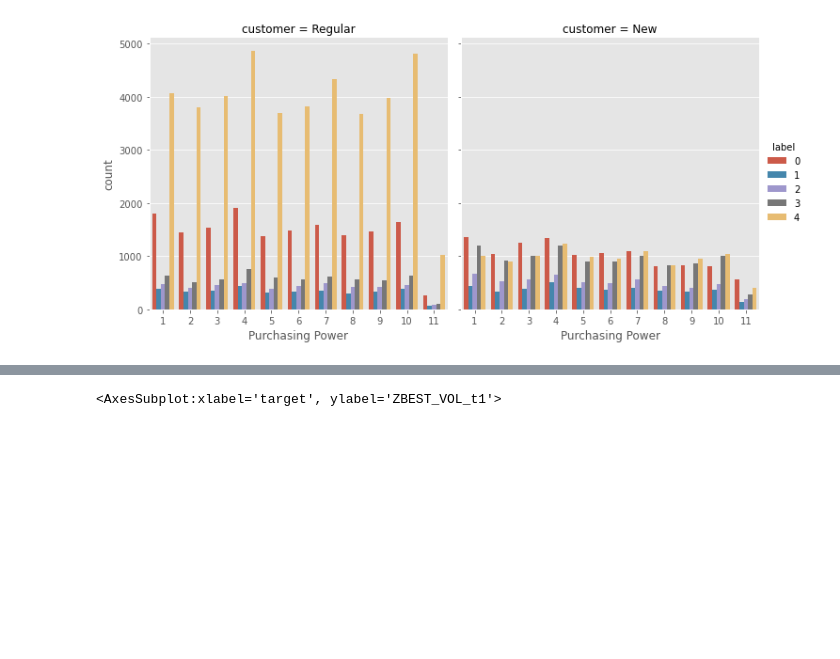
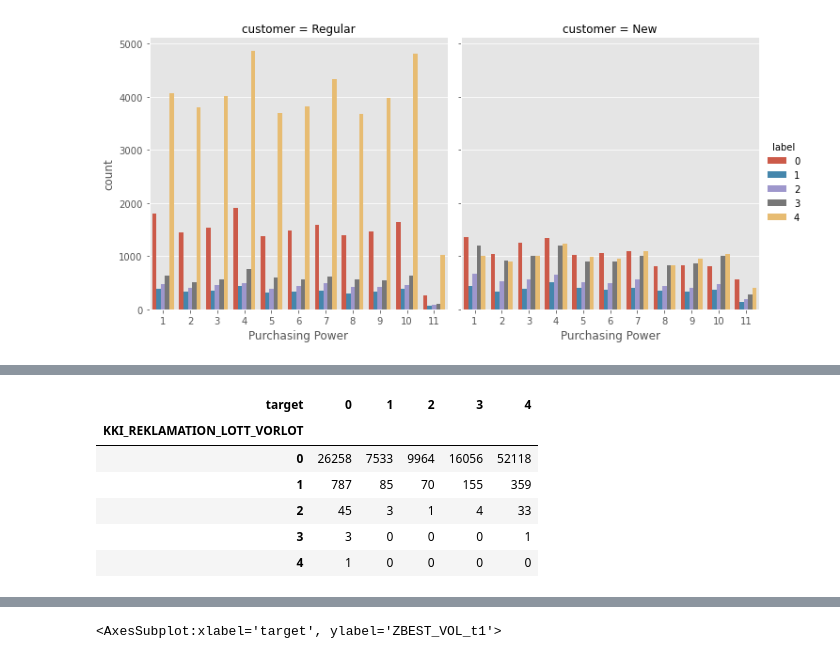
Before and after one commit to oscarm524/Data-Mining-Cup, a Jupyter notebook: DMC-2008/Data_Exploration/Data_Exploration.ipynb, the cells around one changed output, grey strips where cells are left out. Saved outputs shown, nothing was run; the diff lists cells and outputs as text; code cells hidden in the pictures; blank space fills up the shorter version.

```diff
--- a/DMC-2008/Data_Exploration/Data_Exploration.ipynb
+++ b/DMC-2008/Data_Exploration/Data_Exploration.ipynb
@@ -102,0 +152,10 @@ data_plot1.shape
+# %%
+pd.crosstab(train['KKI_REKLAMATION_LOTT_VORLOT'], train['target'])
+# %% [output]
+| target | 0 | 1 | 2 | 3 | 4 |
+| KKI_REKLAMATION_LOTT_VORLOT |  |  |  |  |  |
+| 0 | 26258 | 7533 | 9964 | 16056 | 52118 |
+| 1 | 787 | 85 | 70 | 155 | 359 |
+| 2 | 45 | 3 | 1 | 4 | 33 |
+| 3 | 3 | 0 | 0 | 0 | 1 |
+| 4 | 1 | 0 | 0 | 0 | 0 |
```
Also changed, not shown: parts of 6 cells of this notebook.
